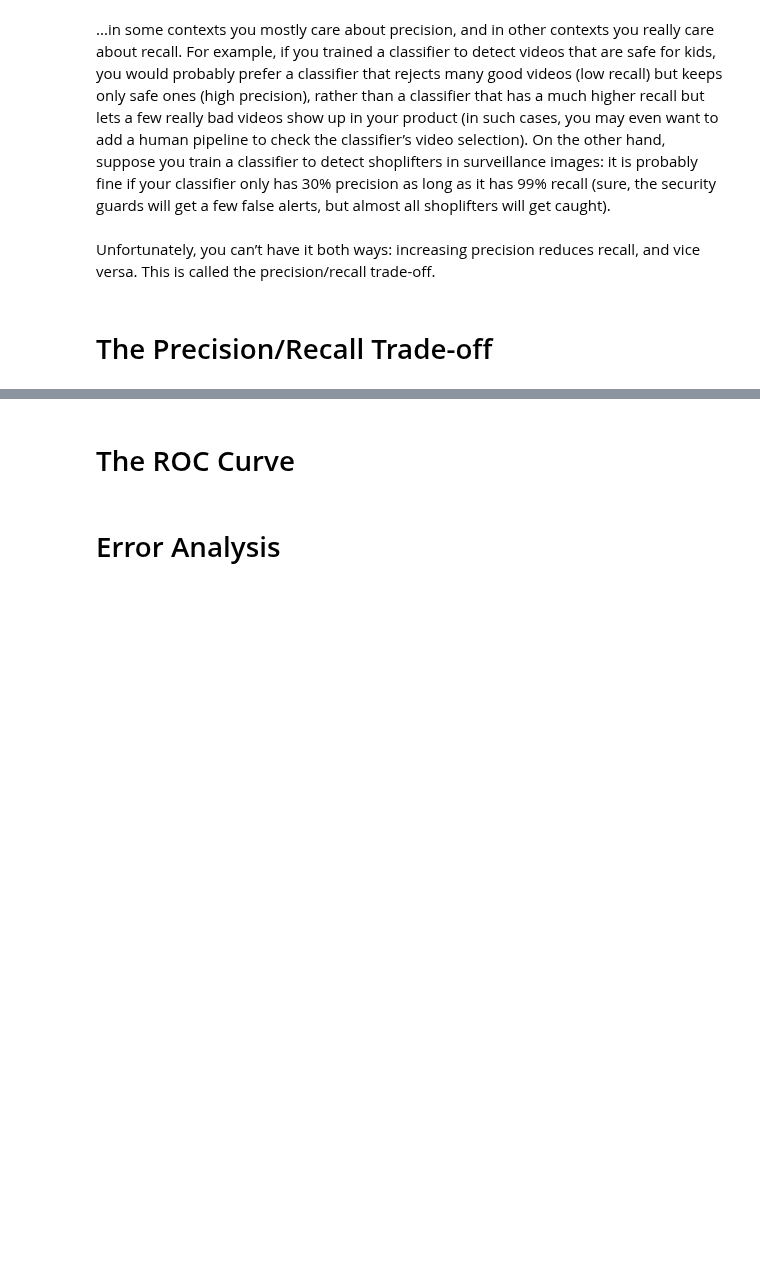
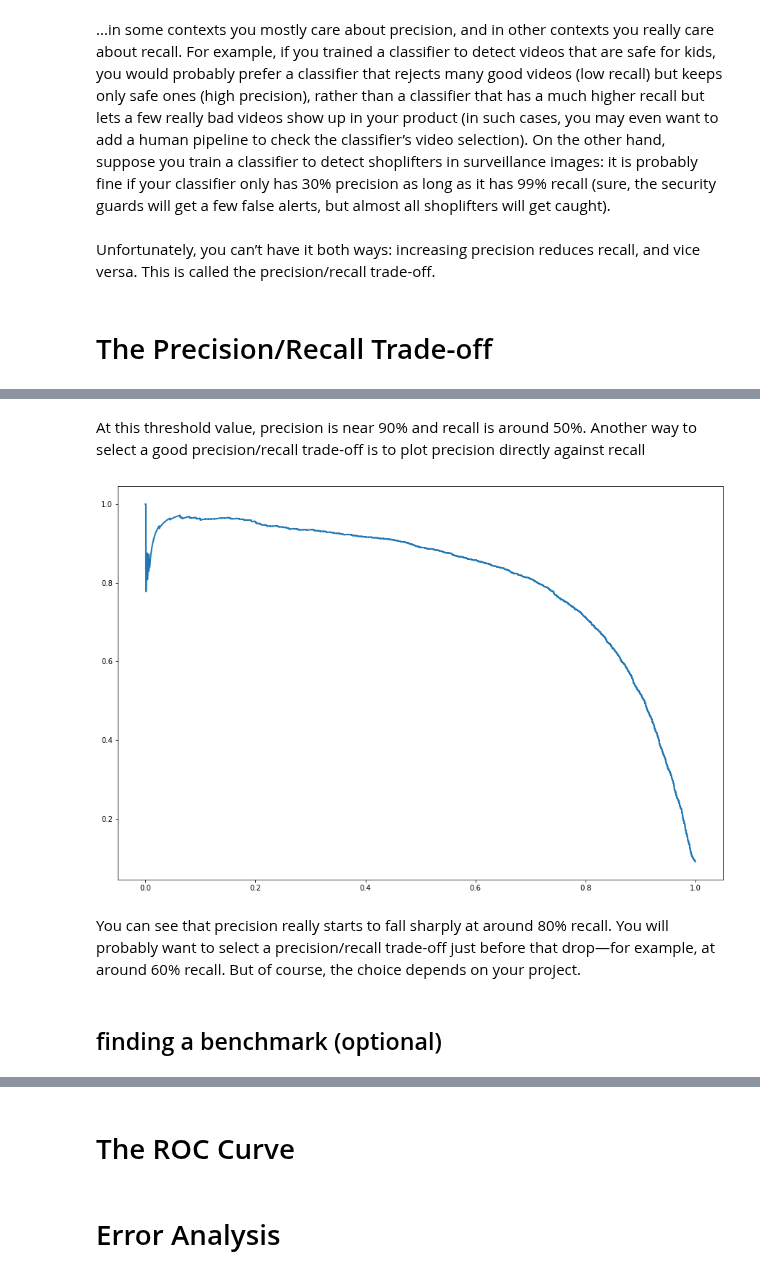
Before and after one commit to YeabinMoonEcon/BUS211, a Jupyter notebook: BUS212_ADA/lecture_note/lecture10.ipynb, the cells around one changed output, grey strips where cells are left out. Drawn from its saved outputs; the diff is of its cells as text; code cells hidden in the pictures; blank space fills up the shorter version.

```diff
--- a/BUS212_ADA/lecture_note/lecture10.ipynb
+++ b/BUS212_ADA/lecture_note/lecture10.ipynb
@@ -246,0 +298,13 @@ Unfortunately, you can’t have it both ways: increasing precision reduces recal
+# %% [markdown]
+At this threshold value, precision is near 90% and recall is around 50%. Another way to select a good precision/recall trade-off is to plot precision directly against recall
+# %%
+plt.figure(figsize=(15, 10))
+plt.plot(recalls, precisions, linewidth=2, label="Precision/Recall curve")
+[...]  # beautify the figure: add labels, grid, legend, arrow, and text
+plt.show()
+# %% [output]
+[figure, added]
+# %% [markdown]
+You can see that precision really starts to fall sharply at around 80% recall. You will probably want to select a precision/recall trade-off just before that drop—for example, at around 60% recall. But of course, the choice depends on your project.
+# %% [markdown]
+## finding a benchmark (optional)
```
Also changed, not shown: parts of 21 cells of this notebook, 5 other files.
